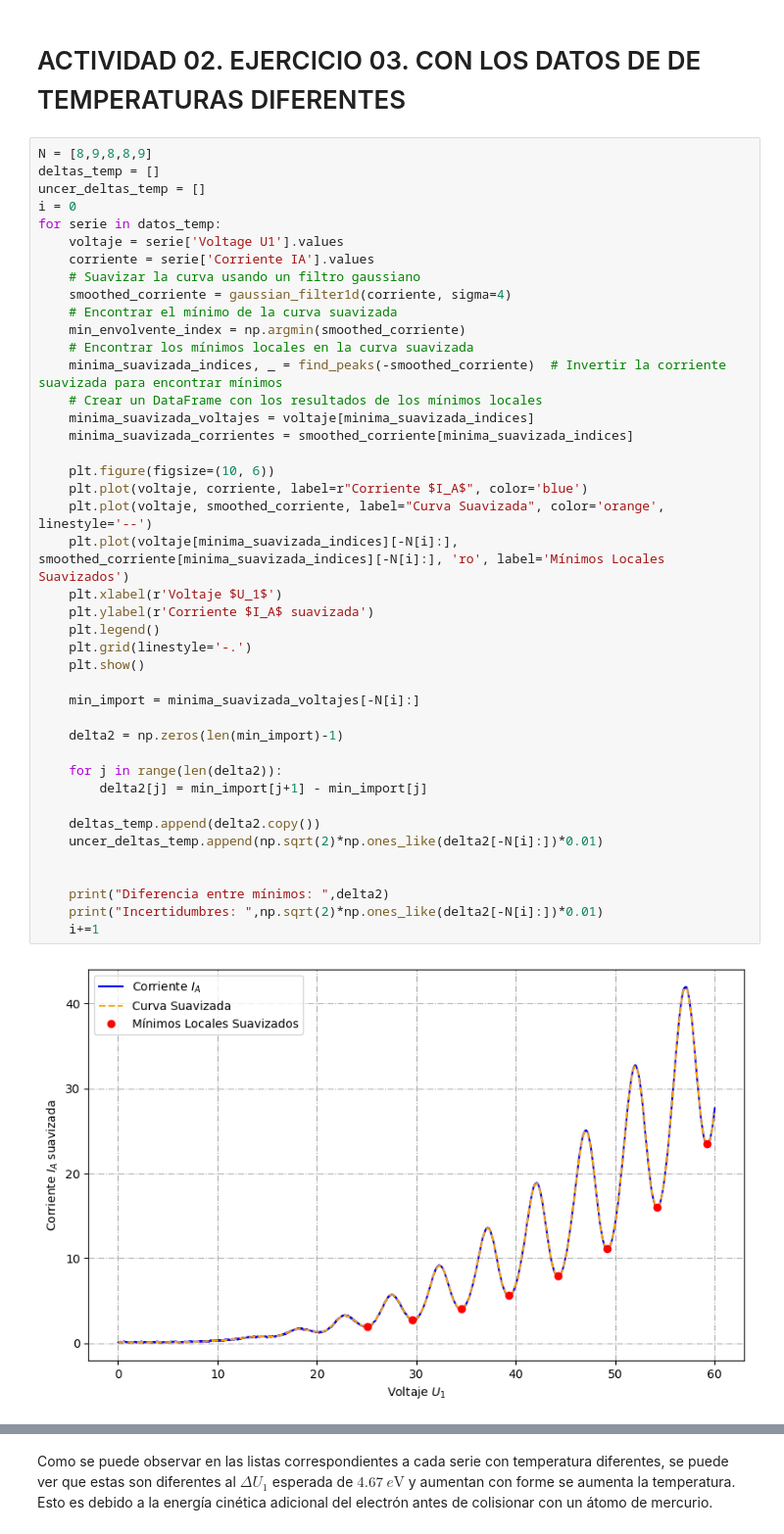
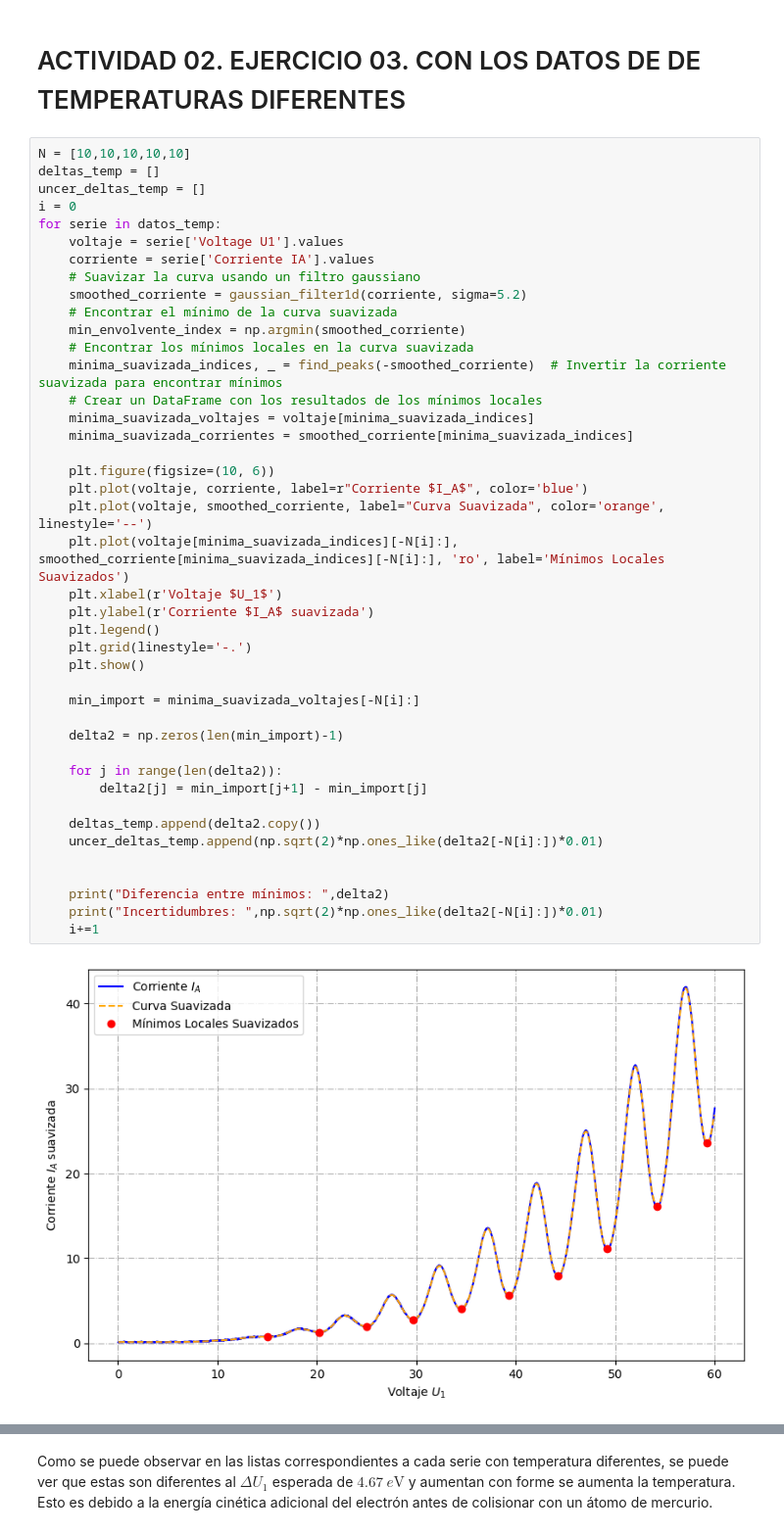
Before and after one commit to jcrojasv1/Lab-Intermedio, a Jupyter notebook: 1. Franck-Hertz/Bitácora/Bitácora 1.ipynb, the cells around one changed output, grey strips where cells are left out. Shown at 98% size. Saved outputs shown, nothing was run; the diff lists cells and outputs as text.

```diff
--- a/1. Franck-Hertz/Bitácora/Bitácora 1.ipynb
+++ b/1. Franck-Hertz/Bitácora/Bitácora 1.ipynb
@@ -517,7 +517,7 @@ datos_temp[4].T
 # %% [markdown]
 # ACTIVIDAD 02. EJERCICIO 03. CON LOS DATOS DE DE TEMPERATURAS DIFERENTES
 # %%
-N = [8,9,8,8,9]
+N = [10,10,10,10,10]
 deltas_temp = []
 uncer_deltas_temp = []
 i = 0
@@ -525,38 +525,38 @@ for serie in datos_temp:
     voltaje = serie['Voltage U1'].values
     corriente = serie['Corriente IA'].values
     # Suavizar la curva usando un filtro gaussiano
-    smoothed_corriente = gaussian_filter1d(corriente, sigma=4)
+    smoothed_corriente = gaussian_filter1d(corriente, sigma=5.2)
     # Encontrar el mínimo de la curva suavizada
     min_envolvente_index = np.argmin(smoothed_corriente)
     # Encontrar los mínimos locales en la curva suavizada
     minima_suavizada_indices, _ = find_peaks(-smoothed_corriente)  # Invertir la corriente suavizada para encontrar mínimos
     # Crear un DataFrame con los resultados de los mínimos locales
     minima_suavizada_voltajes = voltaje[minima_suavizada_indices]
     minima_suavizada_corrientes = smoothed_corriente[minima_suavizada_indices]
 
     plt.figure(figsize=(10, 6))
     plt.plot(voltaje, corriente, label=r"Corriente $I_A$", color='blue')
     plt.plot(voltaje, smoothed_corriente, label="Curva Suavizada", color='orange', linestyle='--')
     plt.plot(voltaje[minima_suavizada_indices][-N[i]:], smoothed_corriente[minima_suavizada_indices][-N[i]:], 'ro', label='Mínimos Locales Suavizados')
     plt.xlabel(r'Voltaje $U_1$')
     plt.ylabel(r'Corriente $I_A$ suavizada')
     plt.legend()
     plt.grid(linestyle='-.')
     plt.show()
 
     min_import = minima_suavizada_voltajes[-N[i]:]
 
     delta2 = np.zeros(len(min_import)-1)
 
     for j in range(len(delta2)):
         delta2[j] = min_import[j+1] - min_import[j]
 
     deltas_temp.append(delta2.copy())
     uncer_deltas_temp.append(np.sqrt(2)*np.ones_like(delta2[-N[i]:])*0.01)
 
 
     print("Diferencia entre mínimos: ",delta2)
     print("Incertidumbres: ",np.sqrt(2)*np.ones_like(delta2[-N[i]:])*0.01)
     i+=1
 # %% [output]
-[figure, old version]
+[figure, new version]
```
Also changed, not shown: parts of 4 cells of this notebook.
